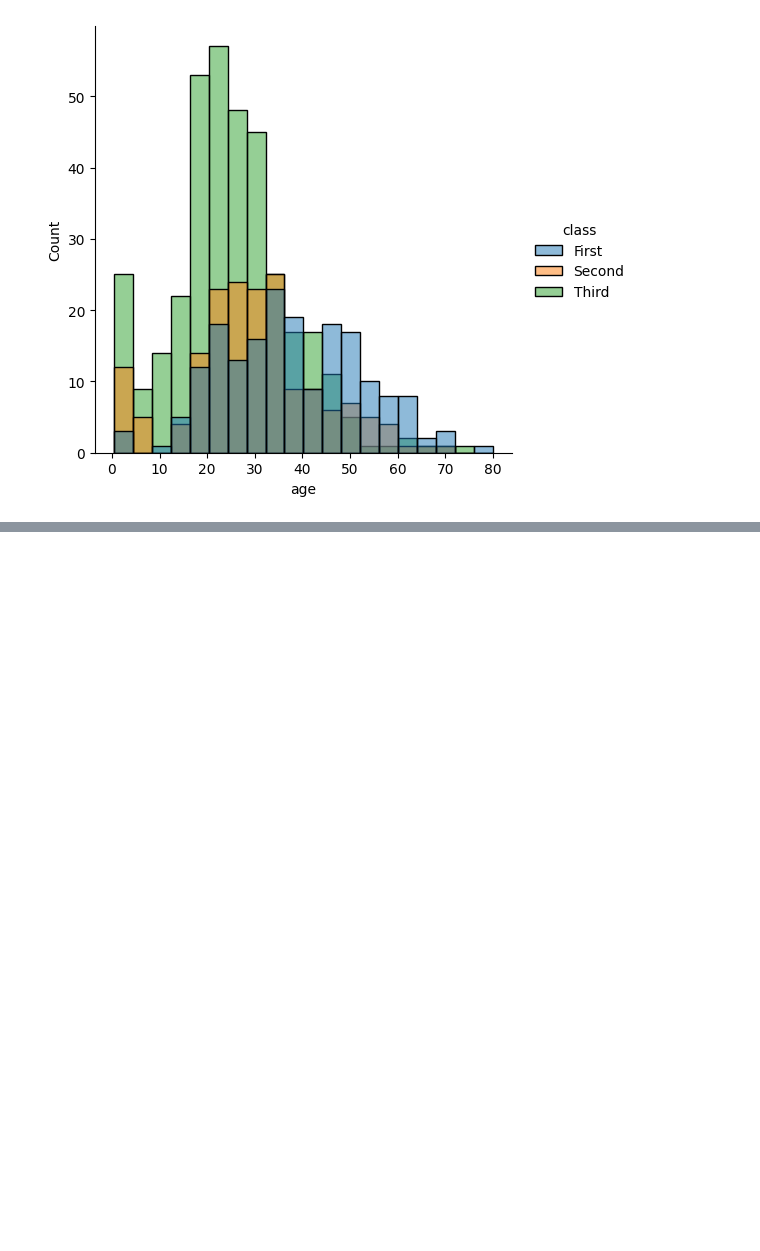
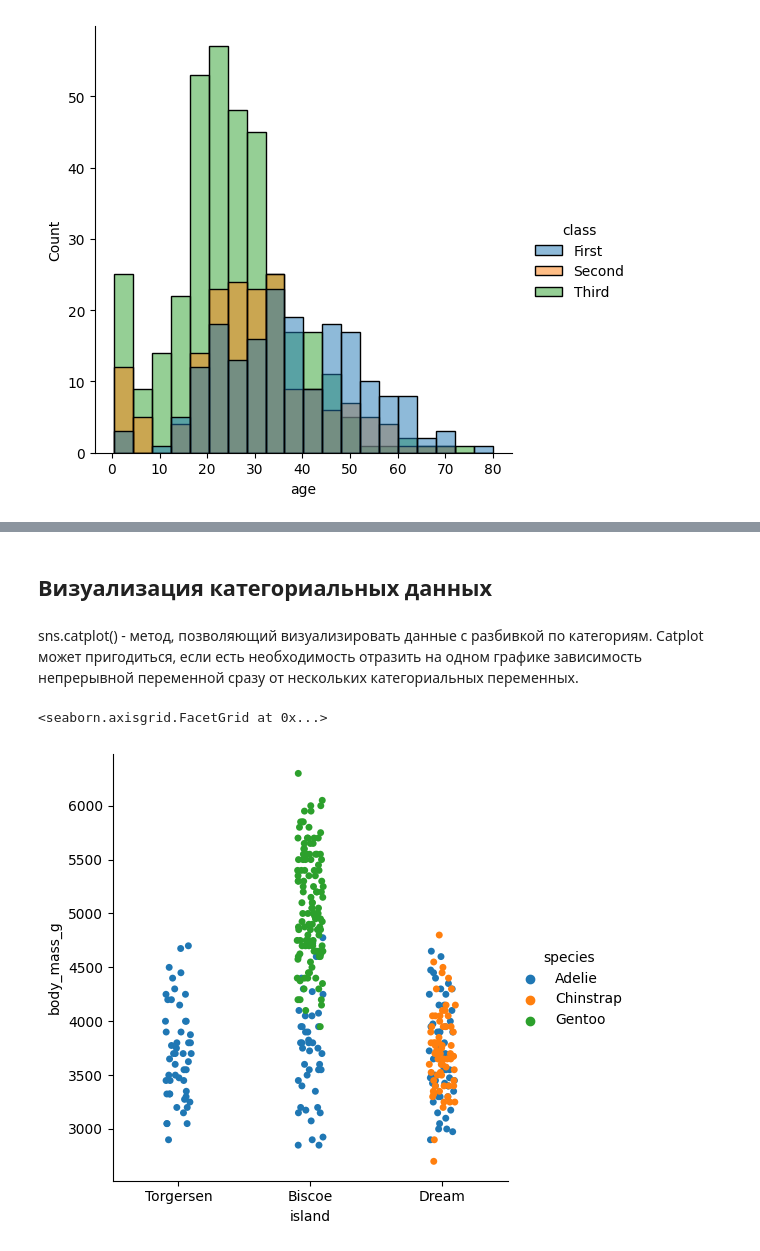
Before and after one commit to NikitaVenediktov/My_education, a Jupyter notebook: Python/itertools/seaborn_karpov.ipynb, the cells around one changed output, grey strips where cells are left out. Cells and saved outputs as stored; diff of their text form; code cells hidden in the pictures; blank space fills up the shorter version.

```diff
--- a/Python/itertools/seaborn_karpov.ipynb
+++ b/Python/itertools/seaborn_karpov.ipynb
@@ -82,0 +106,9 @@ sns.displot(titanic, x="age", hue='class')
+# %% [markdown]
+## Визуализация категориальных данных
+# %% [markdown]
+sns.catplot() - метод, позволяющий визуализировать данные с разбивкой по категориям. Catplot может пригодиться, если есть необходимость отразить на одном графике зависимость непрерывной переменной сразу от нескольких категориальных переменных.
+# %%
+sns.catplot(data=penguins, x="island", y="body_mass_g", hue="species")
+# %% [output]
+<seaborn.axisgrid.FacetGrid at 0x...>
+[figure, added]
```
Also changed, not shown: parts of 17 cells of this notebook.
